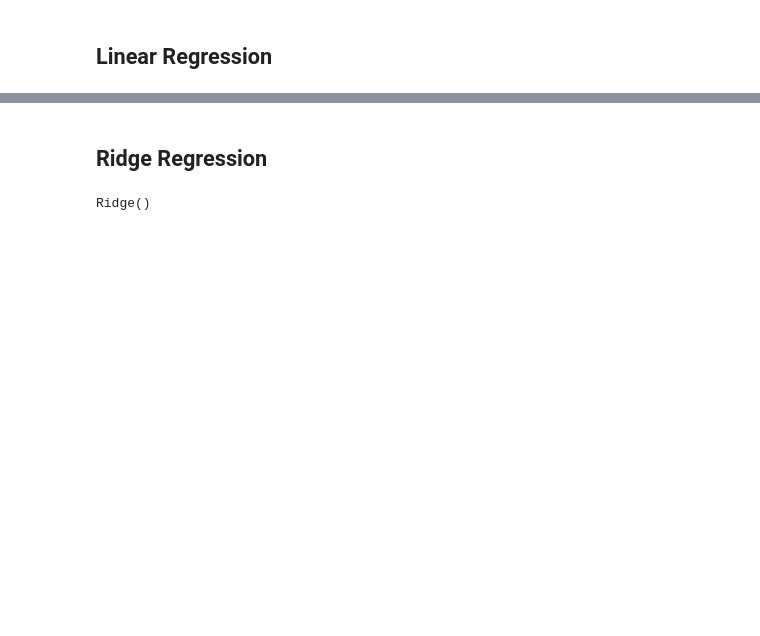
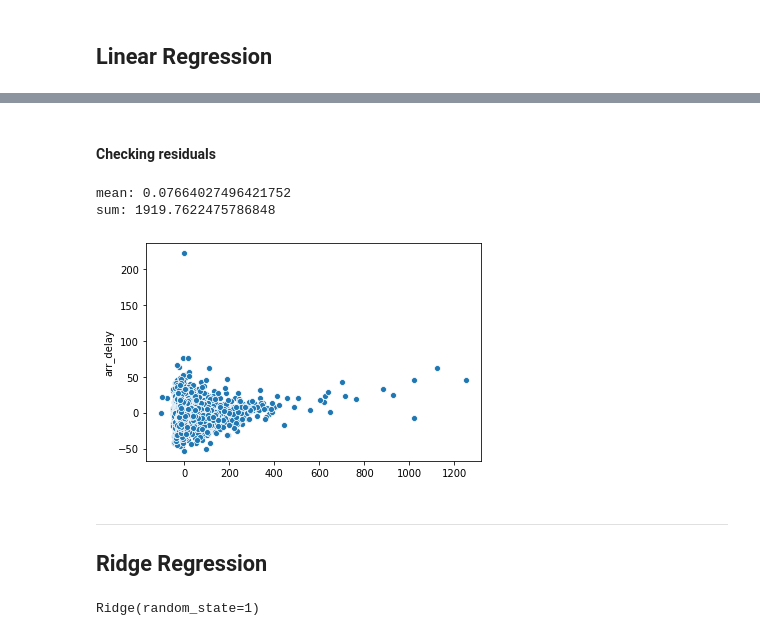
Before and after one commit to haas-digital/datasets, a Jupyter notebook: airline-delay/models.ipynb, the cells around one changed output, grey strips where cells are left out. Cells and saved outputs as stored; diff of their text form; code cells hidden in the pictures; blank space fills up the shorter version.

```diff
--- a/airline-delay/models.ipynb
+++ b/airline-delay/models.ipynb
@@ -76,4 +71,18 @@ WT08               0.139132
 dtype: float64
+# %% [markdown]
+#### Checking residuals
+# %%
+residuals = y_test - lm.predict(X_test)
+
+print('mean:', np.mean(residuals))
+print('sum:', np.sum(residuals))
+
+sns.scatterplot(lm.predict(X_test), residuals);
+# %% [output]
+mean: 0.07664027496421752
+sum: 1919.7622475786848
+[figure, added]
 # %% [markdown]
+----
 ## Ridge Regression
 # %%
@@ -81,9 +90,9 @@ alphas = 10**np.linspace(10,-2,100)*0.5
 # %%
 ridge = Ridge(fit_intercept=True, random_state=RANDOM_SEED)
+
+ridge.fit(X_train, y_train)
+# %% [output]
+Ridge(random_state=1)
-# %%
-ridge.fit(X_train, y_train)
-# %% [output]
-Ridge()
 # %%
 ridge.score(X_test, y_test)
 # %% [output]
```
Also changed, not shown: parts of 31 cells of this notebook, 6 other files.
